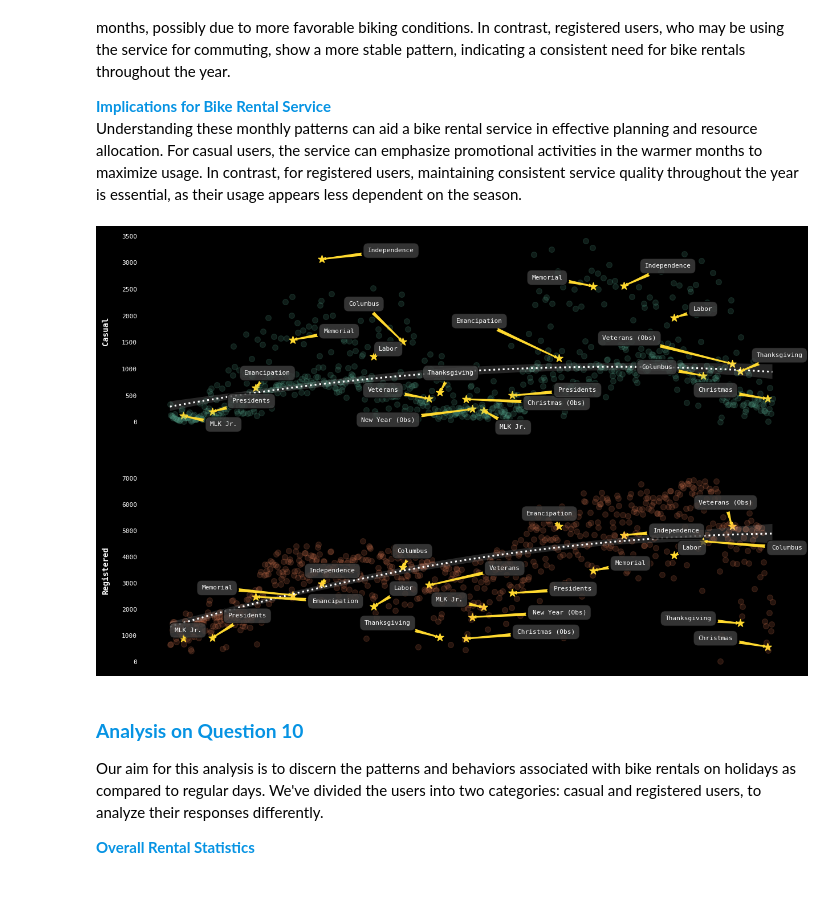
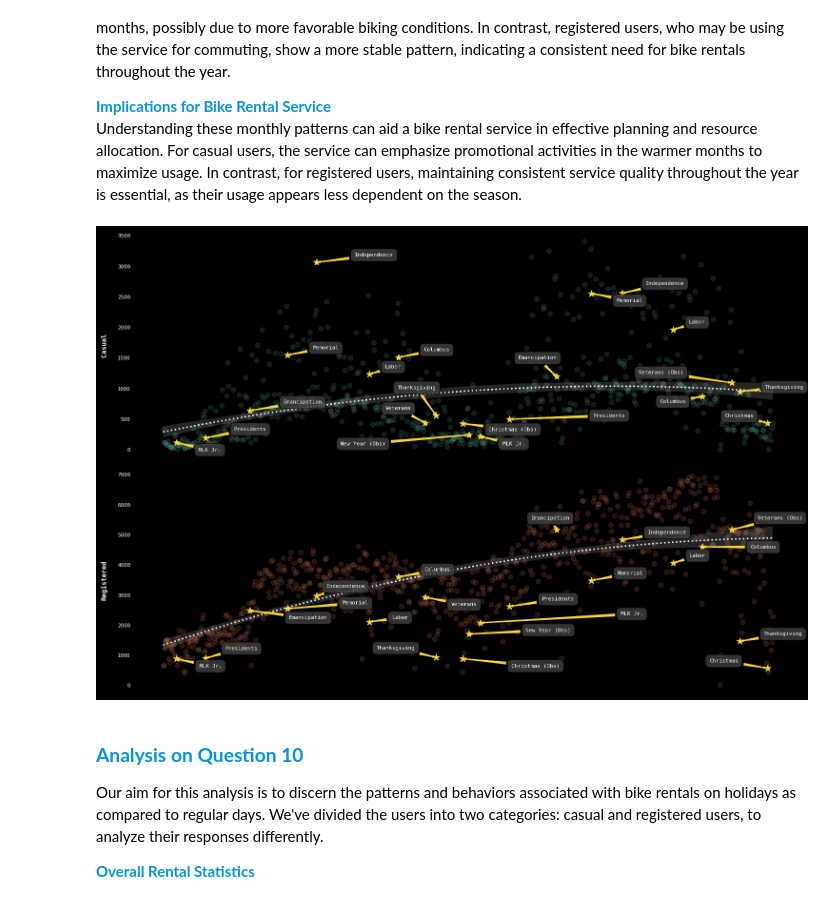
Before and after one commit to jparkington/Project-Cultivate, a Jupyter notebook: Exploration.ipynb, the cells around one changed output. Saved outputs shown, nothing was run; the diff lists cells and outputs as text; code cells hidden in the pictures.

```diff
--- a/Exploration.ipynb
+++ b/Exploration.ipynb
@@ -14,6 +14,7 @@ import pandas              as pd
 import seaborn             as sns
 import matplotlib.pyplot   as plt
 import matplotlib.gridspec as gs
+import matplotlib.patches  as pch
 
 from adjustText import adjust_text
 from cycler     import cycler
@@ -38,6 +39,7 @@ plot_params = {
     # Grid parameters                            # Figure parameters
     'grid.linestyle'     : ':',                  'figure.facecolor'   : 'black',
     'grid.color'         : '0.5',                'figure.figsize'     : (15, 10),
+                                                 'figure.autolayout'  : True,
 
     # Font and text parameters                   # Color cycles
     'font.family'        : 'DejaVu Sans Mono',   'legend.facecolor'   : '0.3',
@@ -727,36 +732,37 @@ def holiday_rental_subplots(df: pd.DataFrame):
                       marker = '*',
                       alpha  = 1)
 
         ax[i].scatter(g[~g['holiday']]['ordinal'],
                       g[~g['holiday']][user],
                       color  = colors[i],
                       s      = 50,
                       marker = 'o',
                       alpha  = 0.15)
 
         adjust_text([ax[i].text(row['ordinal'], row[user], holidays.get(row['ordinal']),
                                 bbox = dict(facecolor = '0.25',
                                             alpha     = 0.8,
                                             boxstyle  = 'round, pad = 0.75')) for _, row in g[g['holiday']].iterrows()],
                     ax            = ax[i],
-                    expand_points = (3, 3),
-                    expand_text   = (3, 3),
+                    expand_points = (3,  3),
+                    expand_text   = (3,  3),
+                    force_points  = (.1, .1),
                     arrowprops    = dict(arrowstyle = "fancy", color = colors[5]))
 
         sns.regplot(data     = g,
                     x        = g['ordinal'],
                     y        = user,
                     ax       = ax[i],
                     scatter  = False,
                     order    = 2,
                     line_kws = {'color' : '1', 'linestyle' : ':'})
 
         ax[i].set_ylabel(user.capitalize())
         ax[i].xaxis.set_visible(False)
 
 holiday_rental_subplots(bike_sharing)
 # %% [output]
-[figure, old version]
+[figure, new version]
 # %% [markdown]
 ### <span style="color:#0693e3">**Analysis on Question 10**</span>
 Our aim for this analysis is to discern the patterns and behaviors associated with bike rentals on holidays as compared to regular days. We've divided the users into two categories: casual and registered users, to analyze their responses differently.
```
Also changed, not shown: parts of 13 cells of this notebook.
